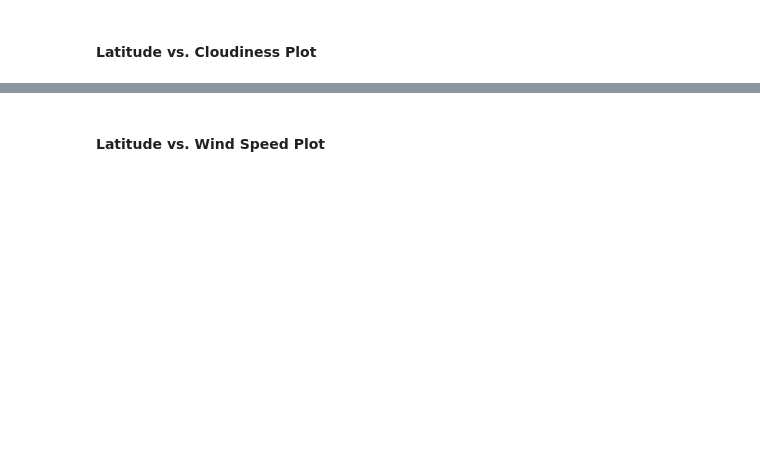
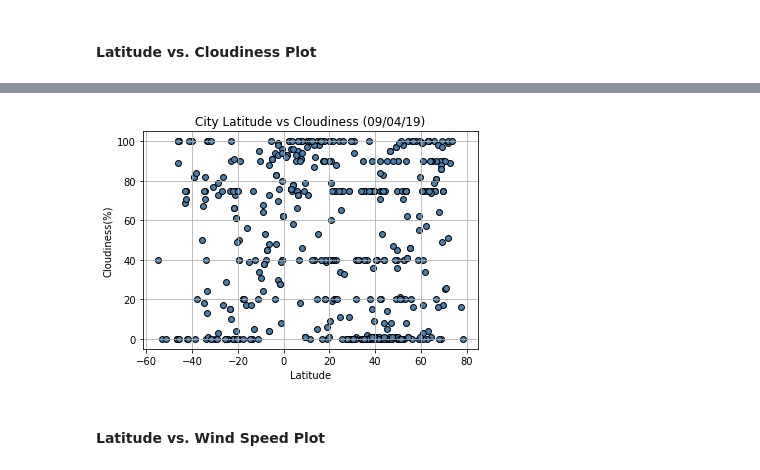
Before and after one commit to debraf86/python-api-challenge, a Jupyter notebook: WeatherPy.ipynb, the cells around one changed output, grey strips where cells are left out. Cells and saved outputs as stored; diff of their text form; code cells hidden in the pictures; blank space fills up the shorter version.

```diff
--- a/WeatherPy.ipynb
+++ b/WeatherPy.ipynb
@@ -304,2 +228,19 @@ plt.show()
+# %%
+title = "City Latitude vs Cloudiness (" + local_time_format + ")"
+weather_df.plot.scatter(x="lat",y="cloudiness", c="steelblue",s=35, edgecolor="black")
+
+# Incorporate the other graph properties
+plt.title(title)
+plt.ylabel("Cloudiness(%)")
+plt.xlabel("Latitude")
+plt.grid(True)
+
+# Save the figure
+plt.savefig("CloudinessInWorldCities.png")
+
+# Show plot
+plt.show()
+# %% [output]
+[figure, added]
 # %% [markdown]
 #### Latitude vs. Wind Speed Plot
```
Also changed, not shown: parts of 20 cells of this notebook, 5 other files.
